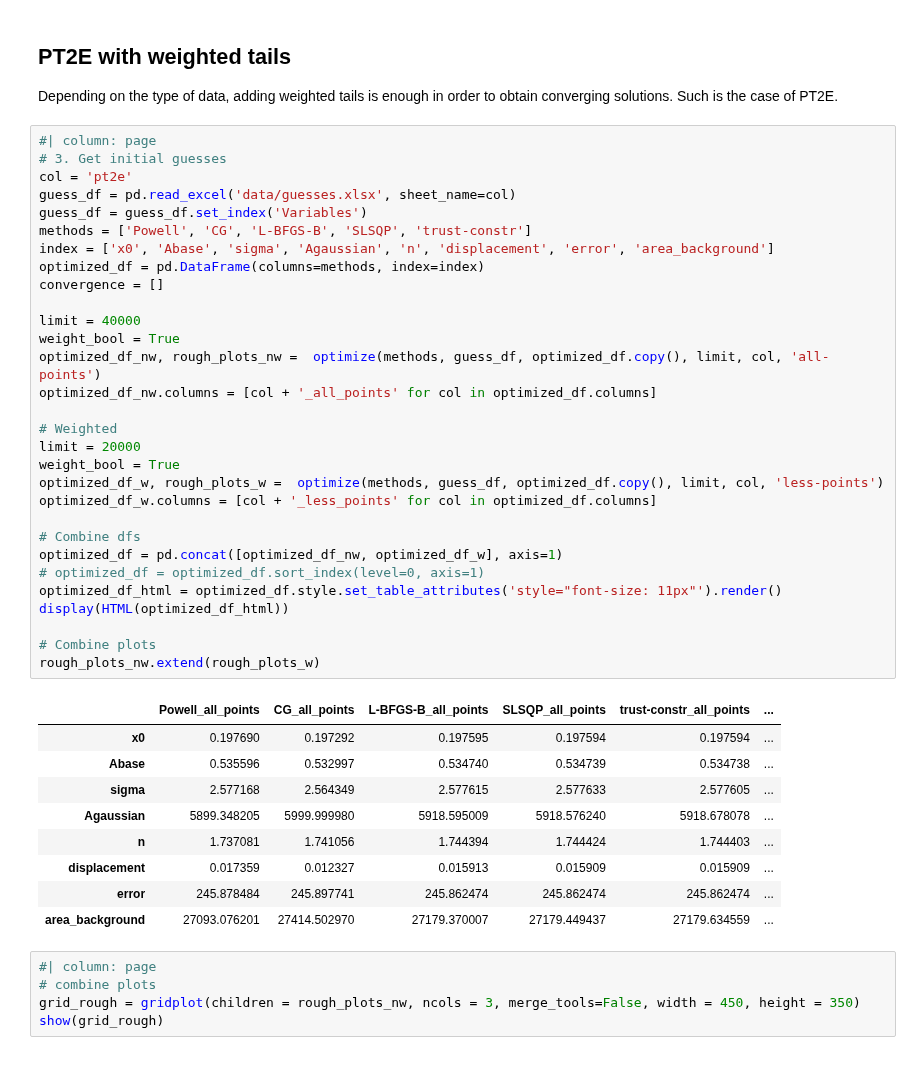
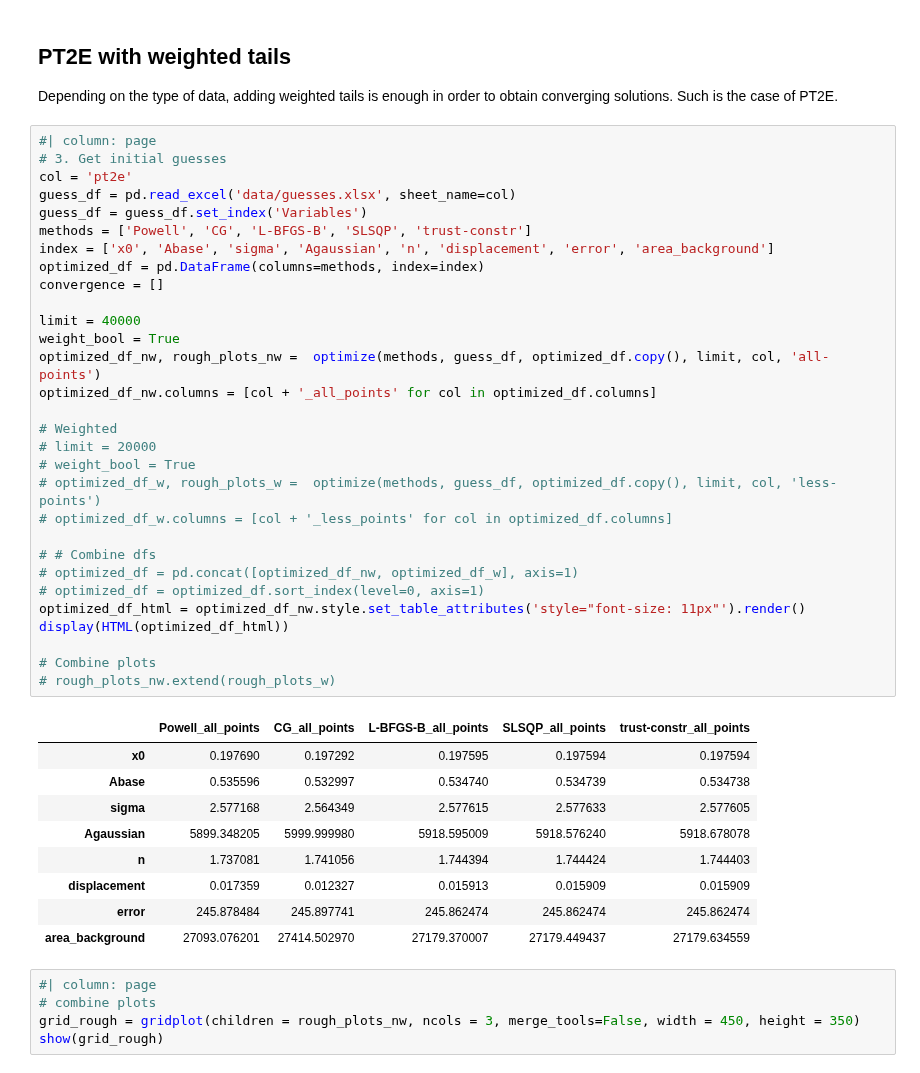
Before and after one commit to charldelaoa/Optosurf, a Jupyter notebook: Notebooks/d_minimization_strategies.ipynb, the cells around one changed output. Cells and saved outputs as stored; diff of their text form.

```diff
--- a/Notebooks/d_minimization_strategies.ipynb
+++ b/Notebooks/d_minimization_strategies.ipynb
@@ -476,43 +531,43 @@ Such is the case of PT2E.
 # %%
 #| column: page
 # 3. Get initial guesses
 col = 'pt2e'
 guess_df = pd.read_excel('data/guesses.xlsx', sheet_name=col)
 guess_df = guess_df.set_index('Variables')
 methods = ['Powell', 'CG', 'L-BFGS-B', 'SLSQP', 'trust-constr']
 index = ['x0', 'Abase', 'sigma', 'Agaussian', 'n', 'displacement', 'error', 'area_background']
 optimized_df = pd.DataFrame(columns=methods, index=index)
 convergence = []
 
 limit = 40000
 weight_bool = True
 optimized_df_nw, rough_plots_nw =  optimize(methods, guess_df, optimized_df.copy(), limit, col, 'all-points')
 optimized_df_nw.columns = [col + '_all_points' for col in optimized_df.columns]
 
 # Weighted
-limit = 20000
-weight_bool = True
-optimized_df_w, rough_plots_w =  optimize(methods, guess_df, optimized_df.copy(), limit, col, 'less-points')
-optimized_df_w.columns = [col + '_less_points' for col in optimized_df.columns]
+# limit = 20000
+# weight_bool = True
+# optimized_df_w, rough_plots_w =  optimize(methods, guess_df, optimized_df.copy(), limit, col, 'less-points')
+# optimized_df_w.columns = [col + '_less_points' for col in optimized_df.columns]
 
-# Combine dfs
-optimized_df = pd.concat([optimized_df_nw, optimized_df_w], axis=1)
+# # Combine dfs
+# optimized_df = pd.concat([optimized_df_nw, optimized_df_w], axis=1)
 # optimized_df = optimized_df.sort_index(level=0, axis=1)
-optimized_df_html = optimized_df.style.set_table_attributes('style="font-size: 11px"').render()
+optimized_df_html = optimized_df_nw.style.set_table_attributes('style="font-size: 11px"').render()
 display(HTML(optimized_df_html))
 
 # Combine plots
-rough_plots_nw.extend(rough_plots_w)
+# rough_plots_nw.extend(rough_plots_w)
 # %% [output]
-|  | Powell_all_points | CG_all_points | L-BFGS-B_all_points | SLSQP_all_points | trust-constr_all_points | ... |
-| x0 | 0.197690 | 0.197292 | 0.197595 | 0.197594 | 0.197594 | ... |
-| Abase | 0.535596 | 0.532997 | 0.534740 | 0.534739 | 0.534738 | ... |
-| sigma | 2.577168 | 2.564349 | 2.577615 | 2.577633 | 2.577605 | ... |
-| Agaussian | 5899.348205 | 5999.999980 | 5918.595009 | 5918.576240 | 5918.678078 | ... |
-| n | 1.737081 | 1.741056 | 1.744394 | 1.744424 | 1.744403 | ... |
-| displacement | 0.017359 | 0.012327 | 0.015913 | 0.015909 | 0.015909 | ... |
-| error | 245.878484 | 245.897741 | 245.862474 | 245.862474 | 245.862474 | ... |
-| area_background | 27093.076201 | 27414.502970 | 27179.370007 | 27179.449437 | 27179.634559 | ... |
+|  | Powell_all_points | CG_all_points | L-BFGS-B_all_points | SLSQP_all_points | trust-constr_all_points |
+| x0 | 0.197690 | 0.197292 | 0.197595 | 0.197594 | 0.197594 |
+| Abase | 0.535596 | 0.532997 | 0.534740 | 0.534739 | 0.534738 |
+| sigma | 2.577168 | 2.564349 | 2.577615 | 2.577633 | 2.577605 |
+| Agaussian | 5899.348205 | 5999.999980 | 5918.595009 | 5918.576240 | 5918.678078 |
+| n | 1.737081 | 1.741056 | 1.744394 | 1.744424 | 1.744403 |
+| displacement | 0.017359 | 0.012327 | 0.015913 | 0.015909 | 0.015909 |
+| error | 245.878484 | 245.897741 | 245.862474 | 245.862474 | 245.862474 |
+| area_background | 27093.076201 | 27414.502970 | 27179.370007 | 27179.449437 | 27179.634559 |
 # %%
 #| column: page
 # combine plots
```
Also changed, not shown: parts of 5 cells of this notebook, 3 other files.
